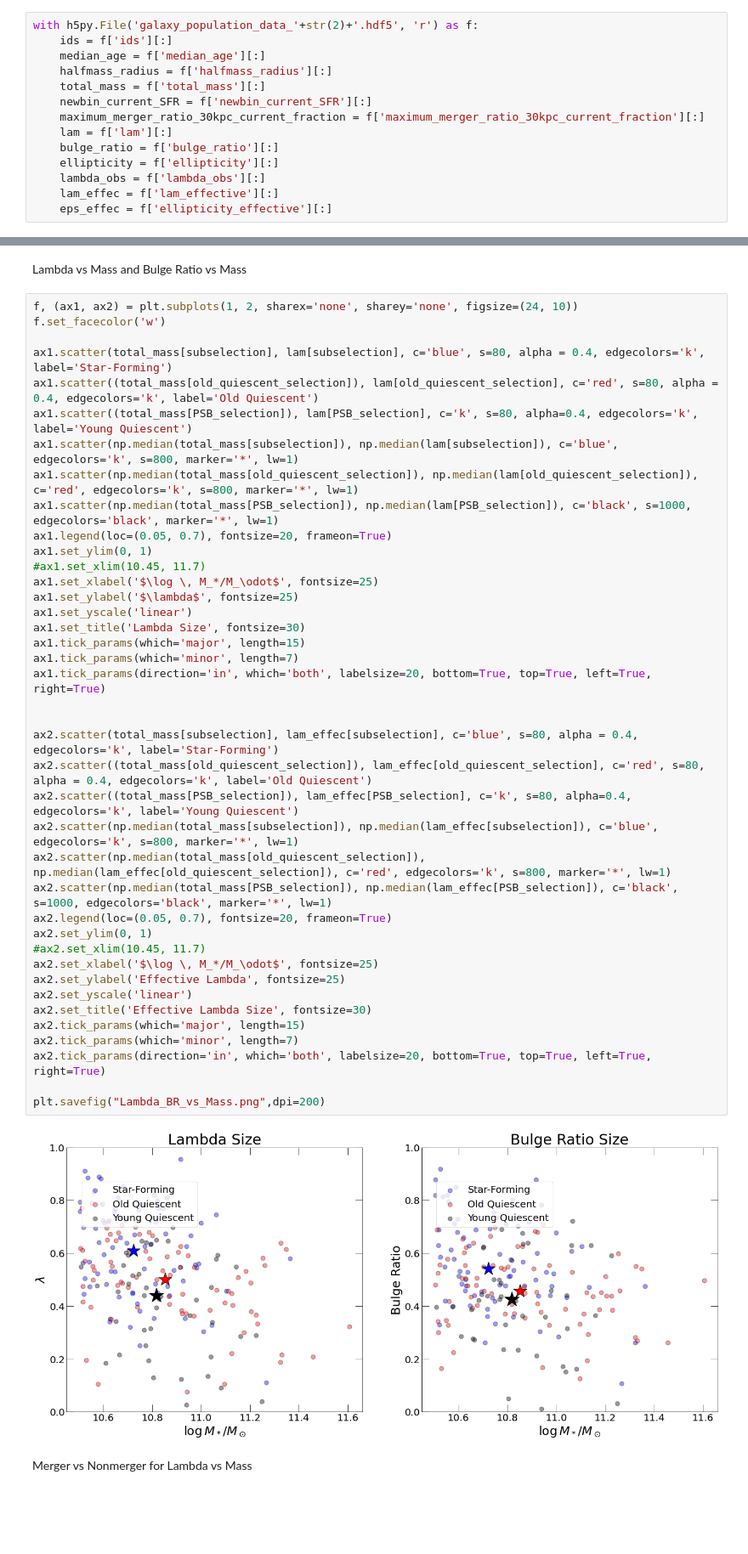
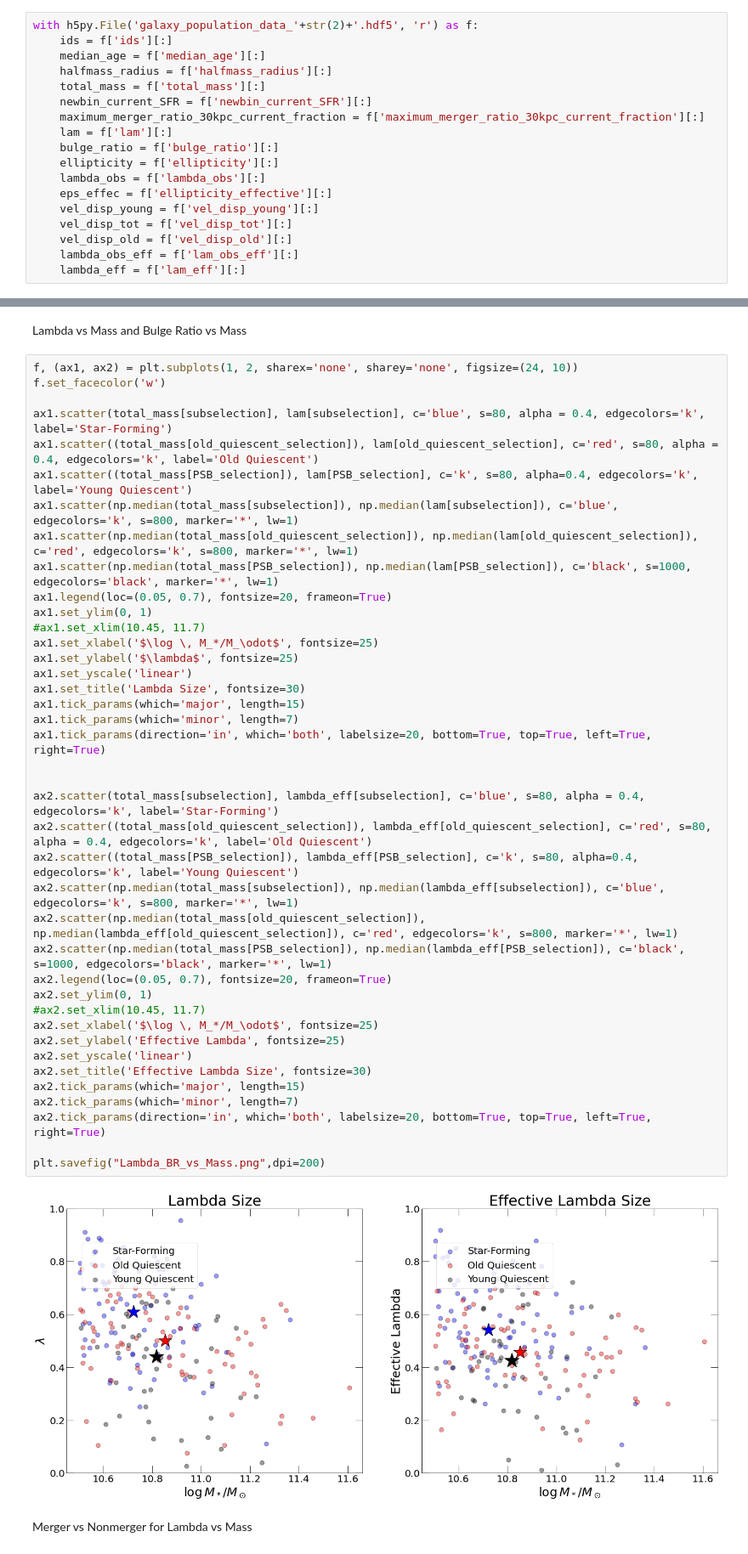
Before and after one commit to moira-andrews/Pathak_2021, a Jupyter notebook: kinematic_plots.ipynb, the cells around one changed output, grey strips where cells are left out. Shown at 85% size. Cells and saved outputs as stored; diff of their text form; blank space fills up the shorter version.

```diff
--- a/kinematic_plots.ipynb
+++ b/kinematic_plots.ipynb
@@ -21,8 +21,12 @@ with h5py.File('galaxy_population_data_'+str(2)+'.hdf5', 'r') as f:
     bulge_ratio = f['bulge_ratio'][:]
     ellipticity = f['ellipticity'][:]
     lambda_obs = f['lambda_obs'][:]
-    lam_effec = f['lam_effective'][:]
     eps_effec = f['ellipticity_effective'][:]
+    vel_disp_young = f['vel_disp_young'][:]
+    vel_disp_tot = f['vel_disp_tot'][:]
+    vel_disp_old = f['vel_disp_old'][:]
+    lambda_obs_eff = f['lam_obs_eff'][:]
+    lambda_eff = f['lam_eff'][:]
 # %%
 warnings.filterwarnings('ignore')
 
@@ -44,40 +48,40 @@ ax1.scatter(total_mass[subselection], lam[subselection], c='blue', s=80, alpha =
 ax1.scatter((total_mass[old_quiescent_selection]), lam[old_quiescent_selection], c='red', s=80, alpha = 0.4, edgecolors='k', label='Old Quiescent')
 ax1.scatter((total_mass[PSB_selection]), lam[PSB_selection], c='k', s=80, alpha=0.4, edgecolors='k', label='Young Quiescent')
 ax1.scatter(np.median(total_mass[subselection]), np.median(lam[subselection]), c='blue', edgecolors='k', s=800, marker='*', lw=1)
 ax1.scatter(np.median(total_mass[old_quiescent_selection]), np.median(lam[old_quiescent_selection]), c='red', edgecolors='k', s=800, marker='*', lw=1)
 ax1.scatter(np.median(total_mass[PSB_selection]), np.median(lam[PSB_selection]), c='black', s=1000, edgecolors='black', marker='*', lw=1)
 ax1.legend(loc=(0.05, 0.7), fontsize=20, frameon=True)
 ax1.set_ylim(0, 1)
 #ax1.set_xlim(10.45, 11.7)
 ax1.set_xlabel('$\log \, M_*/M_\odot$', fontsize=25)
 ax1.set_ylabel('$\lambda$', fontsize=25)
 ax1.set_yscale('linear')
 ax1.set_title('Lambda Size', fontsize=30)
 ax1.tick_params(which='major', length=15)
 ax1.tick_params(which='minor', length=7)
 ax1.tick_params(direction='in', which='both', labelsize=20, bottom=True, top=True, left=True, right=True)
 
 
-ax2.scatter(total_mass[subselection], lam_effec[subselection], c='blue', s=80, alpha = 0.4, edgecolors='k', label='Star-Forming')
-ax2.scatter((total_mass[old_quiescent_selection]), lam_effec[old_quiescent_selection], c='red', s=80, alpha = 0.4, edgecolors='k', label='Old Quiescent')
-ax2.scatter((total_mass[PSB_selection]), lam_effec[PSB_selection], c='k', s=80, alpha=0.4, edgecolors='k', label='Young Quiescent')
-ax2.scatter(np.median(total_mass[subselection]), np.median(lam_effec[subselection]), c='blue', edgecolors='k', s=800, marker='*', lw=1)
-ax2.scatter(np.median(total_mass[old_quiescent_selection]), np.median(lam_effec[old_quiescent_selection]), c='red', edgecolors='k', s=800, marker='*', lw=1)
-ax2.scatter(np.median(total_mass[PSB_selection]), np.median(lam_effec[PSB_selection]), c='black', s=1000, edgecolors='black', marker='*', lw=1)
+ax2.scatter(total_mass[subselection], lambda_eff[subselection], c='blue', s=80, alpha = 0.4, edgecolors='k', label='Star-Forming')
+ax2.scatter((total_mass[old_quiescent_selection]), lambda_eff[old_quiescent_selection], c='red', s=80, alpha = 0.4, edgecolors='k', label='Old Quiescent')
+ax2.scatter((total_mass[PSB_selection]), lambda_eff[PSB_selection], c='k', s=80, alpha=0.4, edgecolors='k', label='Young Quiescent')
+ax2.scatter(np.median(total_mass[subselection]), np.median(lambda_eff[subselection]), c='blue', edgecolors='k', s=800, marker='*', lw=1)
+ax2.scatter(np.median(total_mass[old_quiescent_selection]), np.median(lambda_eff[old_quiescent_selection]), c='red', edgecolors='k', s=800, marker='*', lw=1)
+ax2.scatter(np.median(total_mass[PSB_selection]), np.median(lambda_eff[PSB_selection]), c='black', s=1000, edgecolors='black', marker='*', lw=1)
 ax2.legend(loc=(0.05, 0.7), fontsize=20, frameon=True)
 ax2.set_ylim(0, 1)
 #ax2.set_xlim(10.45, 11.7)
 ax2.set_xlabel('$\log \, M_*/M_\odot$', fontsize=25)
 ax2.set_ylabel('Effective Lambda', fontsize=25)
 ax2.set_yscale('linear')
 ax2.set_title('Effective Lambda Size', fontsize=30)
 ax2.tick_params(which='major', length=15)
 ax2.tick_params(which='minor', length=7)
 ax2.tick_params(direction='in', which='both', labelsize=20, bottom=True, top=True, left=True, right=True)
 
 plt.savefig("Lambda_BR_vs_Mass.png",dpi=200)
 # %% [output]
-[figure, old version]
+[figure, new version]
 # %% [markdown]
 Merger vs Nonmerger for Lambda vs Mass
 # %%
```
Also changed, not shown: parts of 5 cells of this notebook, 1 other file.
